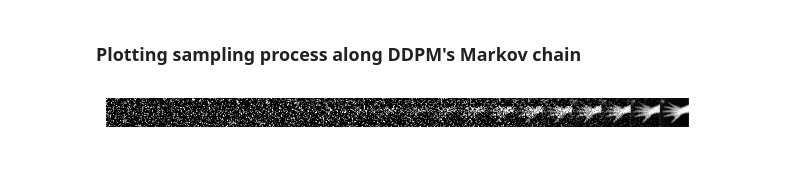
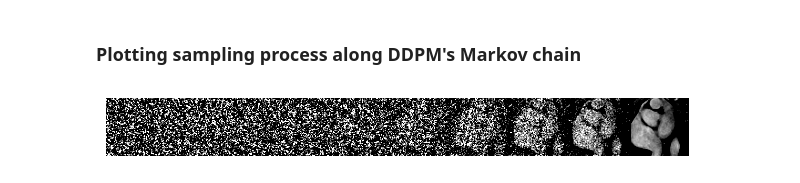
Before and after one commit to ShaoKAi100812/cmr_diffusion_models, a Jupyter notebook: monai_ddpm.ipynb, the cells around one changed output. Drawn from its saved outputs; the diff is of its cells as text; code cells hidden in the pictures.

Commit message:
refactor: Train small dataset T1000e300

```diff
--- a/monai_ddpm.ipynb
+++ b/monai_ddpm.ipynb
@@ -96,7 +96,7 @@ print('Device is {}'.format(DEVICE))
 default_config = {
     'dataset_path': PATH,
     'run_name': RUN_NAME,
-    'epochs': 1,
+    'epochs': 300,
     'log_interval': 100,
     'batch_size' : 8,
     'image_size' : 64,
@@ -229,14 +226,14 @@ If you would like to skip the training and use a pre-trained model instead, set
 # print(page.content)
 # %%
 # TODO: Sovle the problem with the pretrained model
-use_pretrained = True  # set to False to train the model from scratch
+use_pretrained = False  # set to False to train the model from scratch
 
 # TODO: Solve the problem CPU bottleneck, eg. ChacheDataset https://www.youtube.com/watch?v=0mVgu_DFbeY
 if use_pretrained:
     model = torch.hub.load("marksgraham/pretrained_generative_models:v0.2", model="ddpm_2d", verbose=True).to(device)
 else:
     n_epochs = epochs
-    val_interval = 20
+    val_interval = 30
     epoch_loss_list = []
     val_epoch_loss_list = []
 
@@ -274,8 +271,8 @@ else:
             progress_bar.set_postfix({"loss": epoch_loss / (step + 1)})
         epoch_loss_list.append(epoch_loss / (step + 1))
 
-        # if (epoch + 1) % val_interval == 0:
-        if True:
+        if (epoch + 1) % val_interval == 0:
+        # if True:
             model.eval()
             val_epoch_loss = 0
             for step, batch in enumerate(val_loader):
@@ -352,7 +355,7 @@ DiffusionModelUNet(
 # %% [markdown]
 ### Load the trained model
 # %%
-PATH = os.path.join(os.getcwd(), "checkpoints/checkpoints_T1000_test")
+PATH = os.path.join(os.getcwd(), "checkpoints/checkpoints_T1000_e300")
 model.load_state_dict(torch.load(PATH))
 # %% [output]
 <All keys matched successfully>
@@ -381,19 +386,19 @@ if not use_pretrained:
 # %%
 model.eval()
 noise = torch.randn((1, 1, 64, 64))
 noise = noise.to(device)
 scheduler.set_timesteps(num_inference_steps=total_timesteps)
 with autocast(enabled=True):
     image, intermediates = inferer.sample(
-        input_noise=noise, diffusion_model=model, scheduler=scheduler, save_intermediates=True, intermediate_steps=50
+        input_noise=noise, diffusion_model=model, scheduler=scheduler, save_intermediates=True, intermediate_steps=100
     )
 
 chain = torch.cat(intermediates, dim=-1)
 
 plt.style.use("default")
 plt.imshow(chain[0, 0].cpu(), vmin=0, vmax=1, cmap="gray")
 plt.tight_layout()
 plt.axis("off")
 plt.show()
 # %% [output]
-[figure, old version]
+[figure, new version]
```
Also changed, not shown: parts of 11 cells of this notebook.
